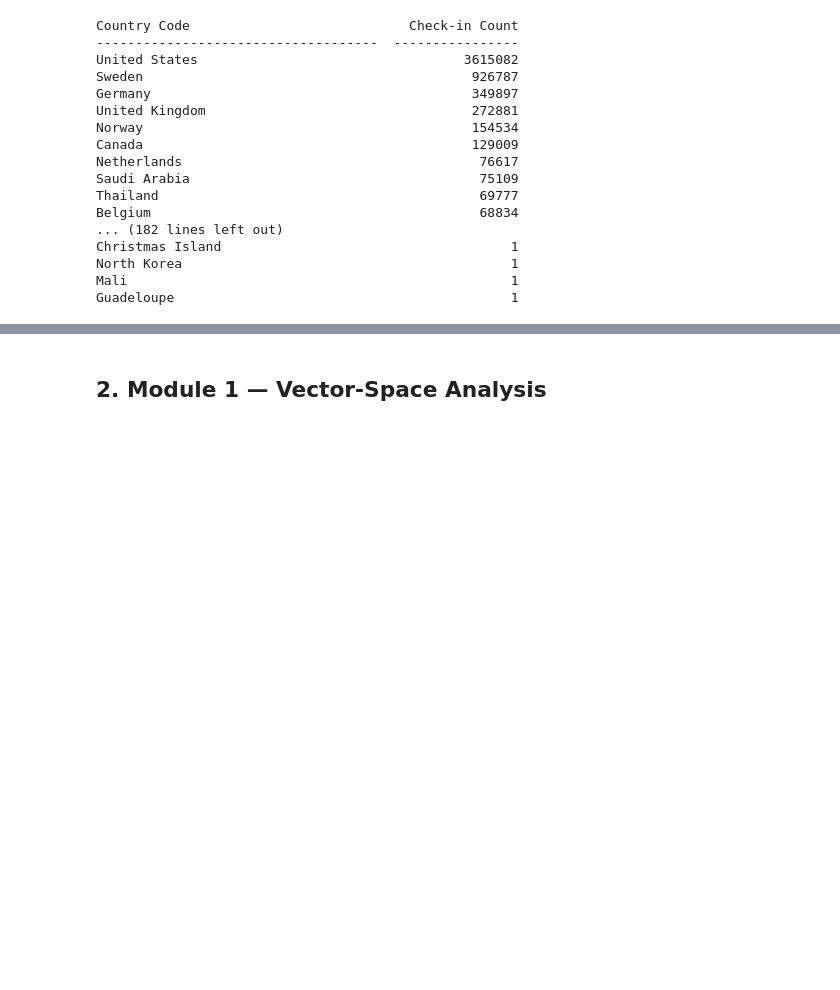
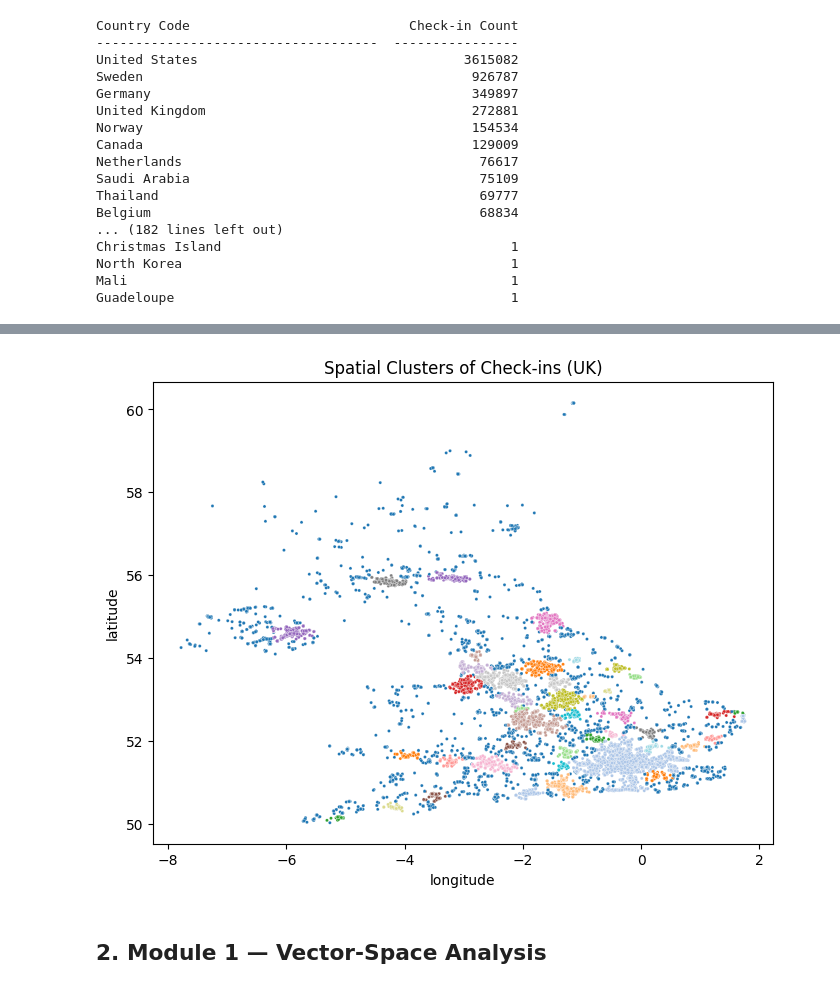
Before and after one commit to RusnacAM/Data-Mining, a Jupyter notebook: data_mining_project_report.ipynb, the cells around one changed output, grey strips where cells are left out. Cells and saved outputs as stored; diff of their text form; code cells hidden in the pictures; blank space fills up the shorter version.

```diff
--- a/data_mining_project_report.ipynb
+++ b/data_mining_project_report.ipynb
@@ -244,0 +277,14 @@ SVG(worldmap.render(legend_at_bottom=True))
+# %%
+plt.figure(figsize=(8,6))
+sns.scatterplot(
+    x=df_gb_sample['longitude'],
+    y=df_gb_sample['latitude'],
+    hue=df_gb_sample['cluster'],
+    palette='tab20',
+    s=5,
+    legend=False
+)
+plt.title("Spatial Clusters of Check-ins (UK)")
+plt.show()
+# %% [output]
+[figure, added]
```
Also changed, not shown: parts of 10 cells of this notebook.
